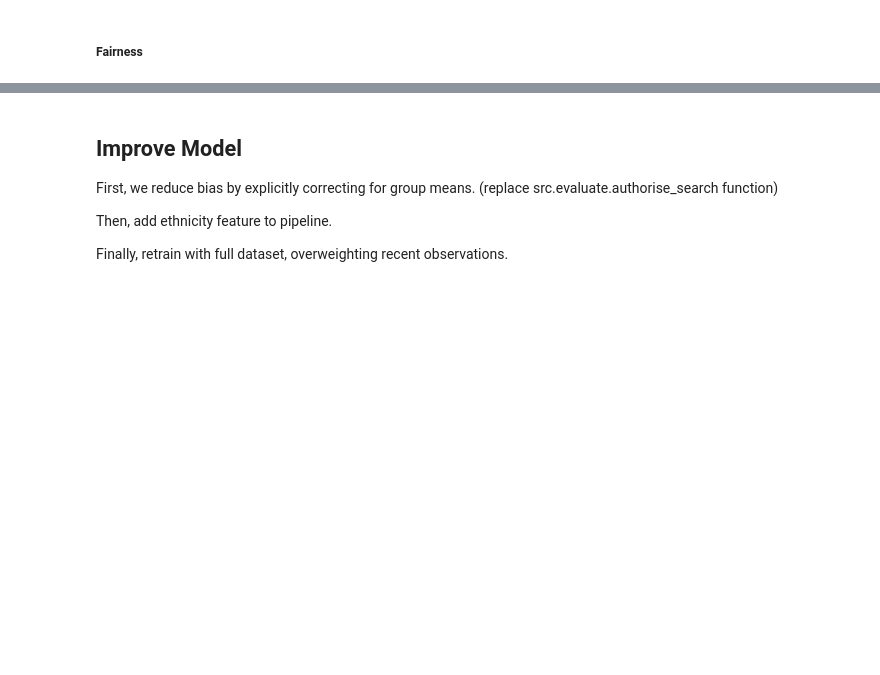
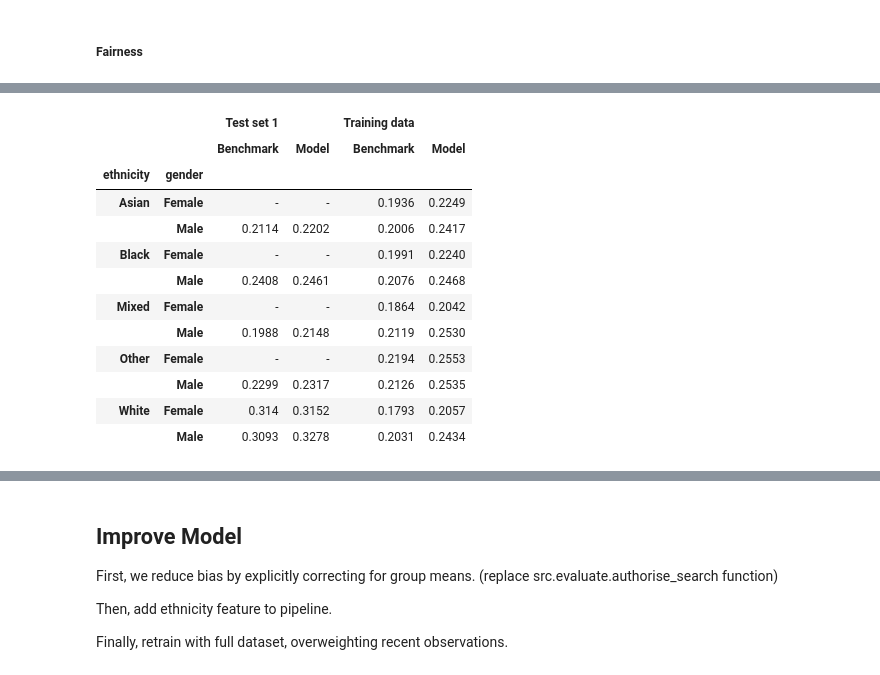
Before and after one commit to felixbrunner/capstone, a Jupyter notebook: notebooks/05_retraining.ipynb, the cells around one changed output, grey strips where cells are left out. Drawn from its saved outputs; the diff is of its cells as text; code cells hidden in the pictures; blank space fills up the shorter version.

```diff
--- a/notebooks/05_retraining.ipynb
+++ b/notebooks/05_retraining.ipynb
@@ -152,0 +192,12 @@ src.evaluate.calculate_subgroup_precisions(np.ones(success.shape), success, X, g
+# %%
+df_subgroups = src.evaluate.calculate_subgroup_precisions(authorised, success, X, grouping=['ethnicity', 'gender'])\
+                    .unstack()
+df_subgroups.columns = pd.MultiIndex.from_product([['Model'], df_subgroups.columns])
+
+_ = src.evaluate.calculate_subgroup_precisions(np.ones(success.shape), success, X, grouping=['ethnicity', 'gender'])\
+                       .unstack()
+_.columns = pd.MultiIndex.from_product([['Benchmark'], _.columns])
+
+df_subgroups = df_subgroups.merge(_, left_index=True, right_on='ethnicity')\
+                           .replace(np.nan, '-')
+df_subgroups
@@ -153 +217,32 @@ src.evaluate.calculate_subgroup_precisions(np.ones(success.shape), success, X, g
+# %%
+success2 = df_train_labels['success']
+authorised2 = df_train_labels['authorised']
+X2 = df_train_labels[columns]
+df_subgroups2 = src.evaluate.calculate_subgroup_precisions(authorised2, success2, X2, grouping=['ethnicity', 'gender'])\
+                    .unstack()
+df_subgroups2.columns = pd.MultiIndex.from_product([['Model'], df_subgroups2.columns])
+
+_ = src.evaluate.calculate_subgroup_precisions(np.ones(success2.shape), success2, X2, grouping=['ethnicity', 'gender'])\
+                       .unstack()
+_.columns = pd.MultiIndex.from_product([['Benchmark'], _.columns])
+
+df_subgroups2 = df_subgroups2.merge(_, left_index=True, right_on='ethnicity')\
+                           .replace(np.nan, '-')
+df_comb = df_subgroups.stack().merge(df_subgroups2.stack(), left_index=True, right_on=['ethnicity', 'gender'])
+df_comb.columns = pd.MultiIndex.from_product([['Test set 1', 'Training data'], ['Benchmark', 'Model']])
+df_comb
+# %% [output]
+|  |  | Test set 1 |  | Training data |  |
+|  |  | Benchmark | Model | Benchmark | Model |
+| ethnicity | gender |  |  |  |  |
+| Asian | Female | - | - | 0.1936 | 0.2249 |
+|  | Male | 0.2114 | 0.2202 | 0.2006 | 0.2417 |
+| Black | Female | - | - | 0.1991 | 0.2240 |
+|  | Male | 0.2408 | 0.2461 | 0.2076 | 0.2468 |
+| Mixed | Female | - | - | 0.1864 | 0.2042 |
+|  | Male | 0.1988 | 0.2148 | 0.2119 | 0.2530 |
+| Other | Female | - | - | 0.2194 | 0.2553 |
+|  | Male | 0.2299 | 0.2317 | 0.2126 | 0.2535 |
+| White | Female | 0.314 | 0.3152 | 0.1793 | 0.2057 |
+|  | Male | 0.3093 | 0.3278 | 0.2031 | 0.2434 |
 # %%
```
Also changed, not shown: parts of 28 cells of this notebook, 20 other files.
